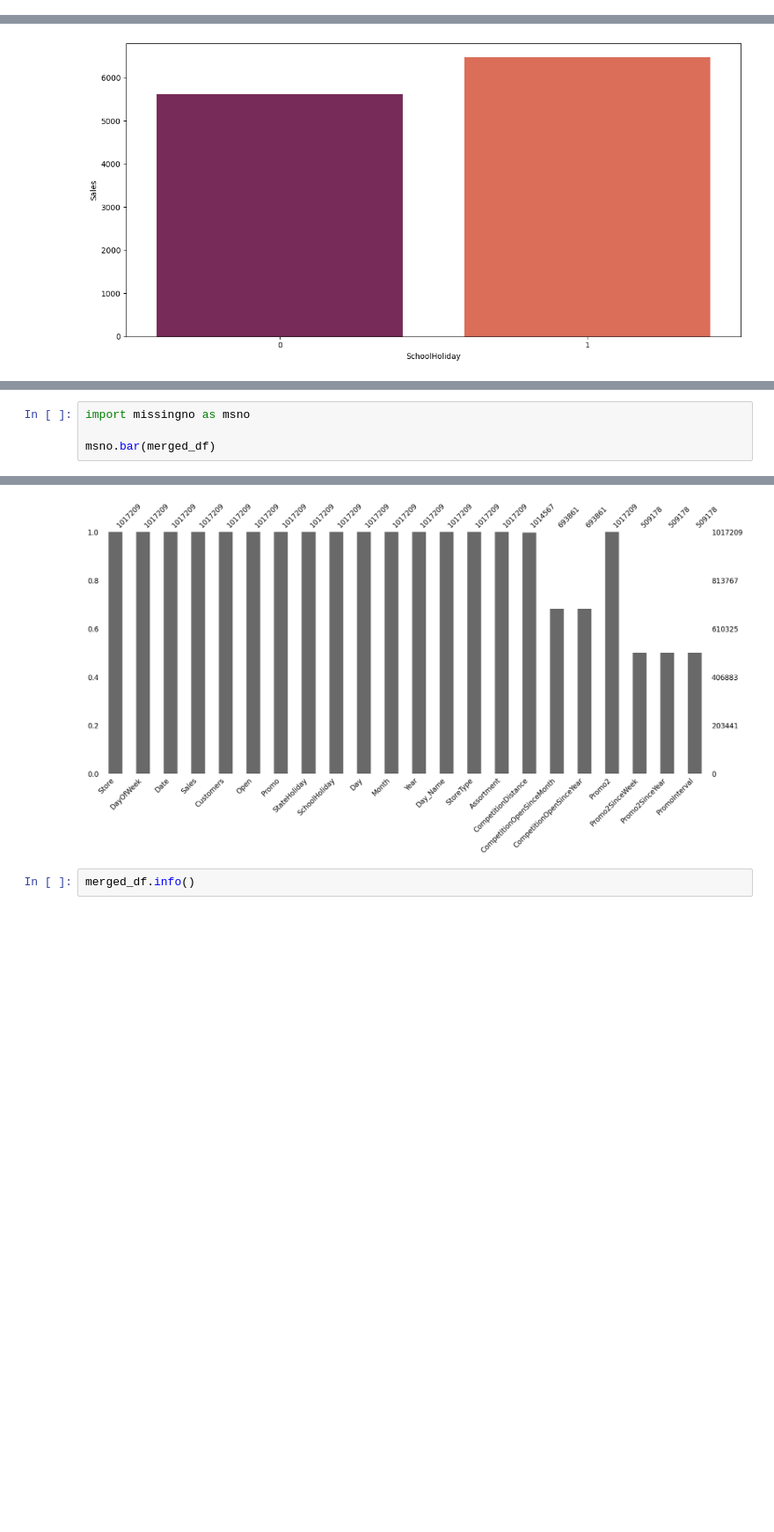
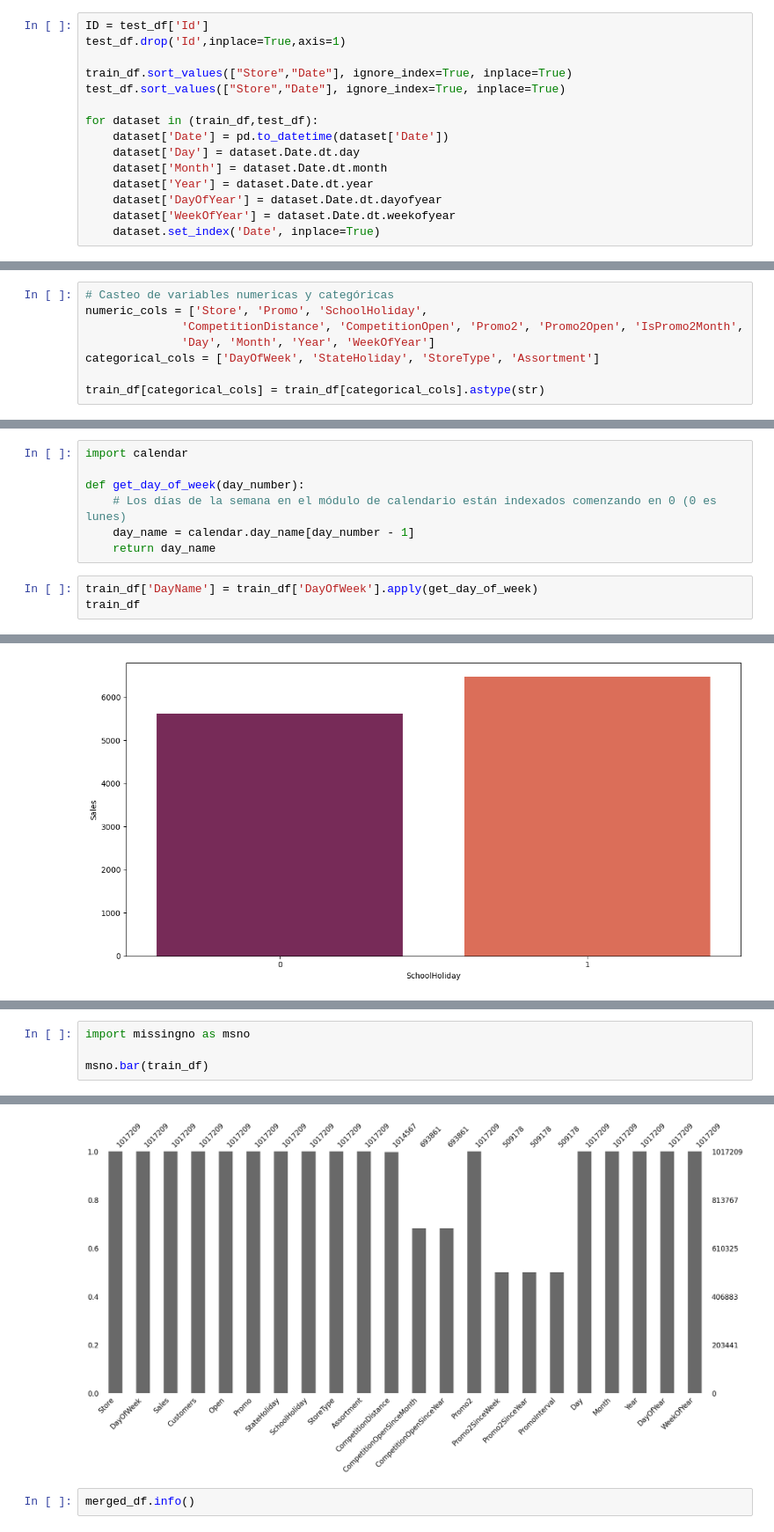
Before and after one commit to alessiobocco/MiM, a Jupyter notebook: Machine learning/TP.ipynb, the cells around one changed output, grey strips where cells are left out. Shown at 88% size. Saved outputs shown, nothing was run; the diff lists cells and outputs as text; blank space fills up the shorter version.

```diff
--- a/Machine learning/TP.ipynb
+++ b/Machine learning/TP.ipynb
@@ -111,0 +180,15 @@ train_df["Day_Name"] = train_df["Date"].dt.day_name()
+# %%
+ID = test_df['Id']
+test_df.drop('Id',inplace=True,axis=1)
+
+train_df.sort_values(["Store","Date"], ignore_index=True, inplace=True)
+test_df.sort_values(["Store","Date"], ignore_index=True, inplace=True)
+
+for dataset in (train_df,test_df):
+    dataset['Date'] = pd.to_datetime(dataset['Date'])
+    dataset['Day'] = dataset.Date.dt.day
+    dataset['Month'] = dataset.Date.dt.month
+    dataset['Year'] = dataset.Date.dt.year
+    dataset['DayOfYear'] = dataset.Date.dt.dayofyear
+    dataset['WeekOfYear'] = dataset.Date.dt.weekofyear
+    dataset.set_index('Date', inplace=True)
@@ -111,0 +212,8 @@ train_df["Day_Name"] = train_df["Date"].dt.day_name()
+# %%
+# Casteo de variables numericas y categóricas
+numeric_cols = ['Store', 'Promo', 'SchoolHoliday',
+              'CompetitionDistance', 'CompetitionOpen', 'Promo2', 'Promo2Open', 'IsPromo2Month',
+              'Day', 'Month', 'Year', 'WeekOfYear']
+categorical_cols = ['DayOfWeek', 'StateHoliday', 'StoreType', 'Assortment']
+
+train_df[categorical_cols] = train_df[categorical_cols].astype(str)
@@ -111,0 +389,10 @@ train_df["Day_Name"] = train_df["Date"].dt.day_name()
+# %%
+import calendar
+
+def get_day_of_week(day_number):
+    # Los días de la semana en el módulo de calendario están indexados comenzando en 0 (0 es lunes)
+    day_name = calendar.day_name[day_number - 1]
+    return day_name
+# %%
+train_df['DayName'] = train_df['DayOfWeek'].apply(get_day_of_week)
+train_df
@@ -182,10 +452,10 @@ merged_test_df = test_df.merge(store_df, how='left', on='Store') #this is gonna
 # %%
 import missingno as msno
 
-msno.bar(merged_df)
+msno.bar(train_df)
 # %% [output]
 <Axes: >
-[figure, old version]
+[figure, new version]
 # %%
 merged_df.info()
 # %% [output]
```
Also changed, not shown: parts of 77 cells of this notebook, 1 other file.
